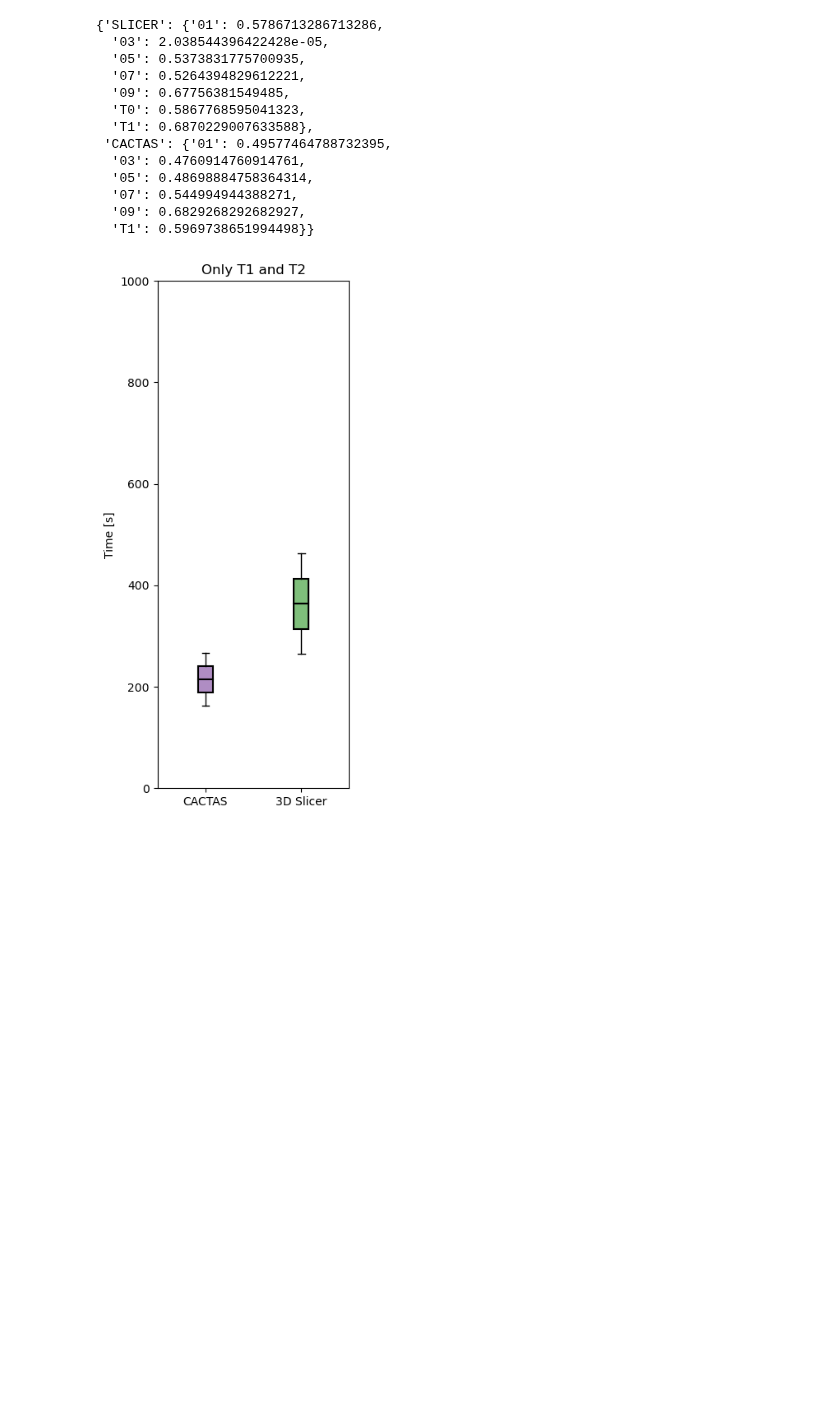
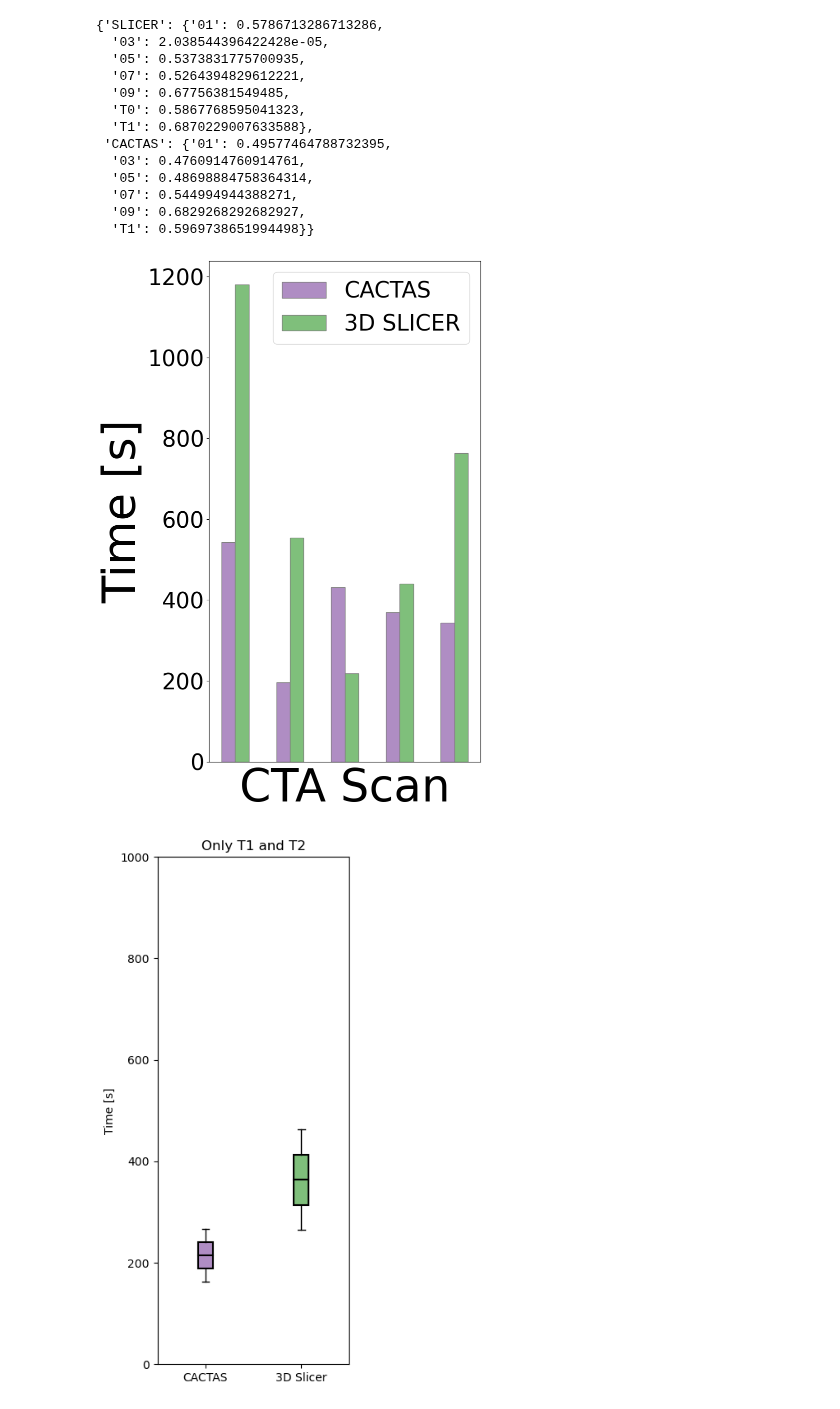
Before and after one commit to mpsych/CACTAS, a Jupyter notebook: _EXPERIMENTS/CACTAS_train_analysis_COMPLETE_Postprocessing_GOOD_PLOTS.ipynb, the cells around one changed output. Saved outputs shown, nothing was run; the diff lists cells and outputs as text; code cells hidden in the pictures; blank space fills up the shorter version.

```diff
--- a/_EXPERIMENTS/CACTAS_train_analysis_COMPLETE_Postprocessing_GOOD_PLOTS.ipynb
+++ b/_EXPERIMENTS/CACTAS_train_analysis_COMPLETE_Postprocessing_GOOD_PLOTS.ipynb
@@ -304,6 +304,54 @@ JACCARD_JAE
   '07': 0.544994944388271,
   '09': 0.6829268292682927,
   'T1': 0.5969738651994498}}
+# %%
+matplotlib.rcParams.update({'font.size': 32})
+plt.rc('axes', labelsize=65)    # fontsize of the x and y labels
+plt.rc('legend', fontsize=32)
+
+
+# set width of bar
+barWidth = 0.25
+fig = plt.subplots(figsize =(7, 13))
+
+# set height of bar
+IT = ([TIMINGS['SLICER'][v] for v in TIMINGS['SLICER'].keys() if v in ['01', '03', '05', '07', '09']])
+ECE =  ([TIMINGS['CACTAS'][v] for v in TIMINGS['CACTAS'].keys() if v in ['01', '03', '05', '07', '09']])
+
+
+# Set position of bar on X axis
+br1 = np.arange(len(IT))
+br2 = [x + barWidth for x in br1]
+
+# Make the plot
+colors = ['#af8dc3', '#7fbf7b']
+
+plt.bar(br1, ECE, color =colors[0], width = barWidth,
+        edgecolor ='grey', label ='CACTAS')
+plt.bar(br2, IT, color =colors[1], width = barWidth,
+        edgecolor ='grey', label ='3D SLICER')
+# Adding Xticks
+plt.xlabel('CTA Scan')#, fontweight ='bold', fontsize = 15)
+plt.ylabel('Time [s]')#', fontweight ='bold', fontsize = 15)
+# plt.xticks([r + barWidth for r in range(len(IT))],
+#         sorted([TIMINGS['SLICER'].keys()]))
+# plt.xticks(range(0,5))
+# plt.xlabel(['CTA1'])
+plt.xticks([])
+
+plt.legend()
+
+
+outputdir='/home/d/Dropbox/RESEARCH/CAROTID/PLOTS/'
+titleb='cactas_timings'
+filename_pdf = outputdir+'/'+titleb.replace(' ','_')+'.pdf'
+filename_png = outputdir+'/'+titleb.replace(' ','_')+'.png'
+plt.savefig(filename_pdf,bbox_inches='tight')
+plt.savefig(filename_png,bbox_inches='tight')
+
+plt.show()
+# %% [output]
+[figure, added]
 # %%
 slicer_times = [TIMINGS['SLICER']['T1'], TIMINGS['SLICER']['T2']]
 cactas_times = [TIMINGS['CACTAS']['T1'], TIMINGS['CACTAS']['T2']]
```
Also changed, not shown: parts of 4 cells of this notebook, 11 other files.
